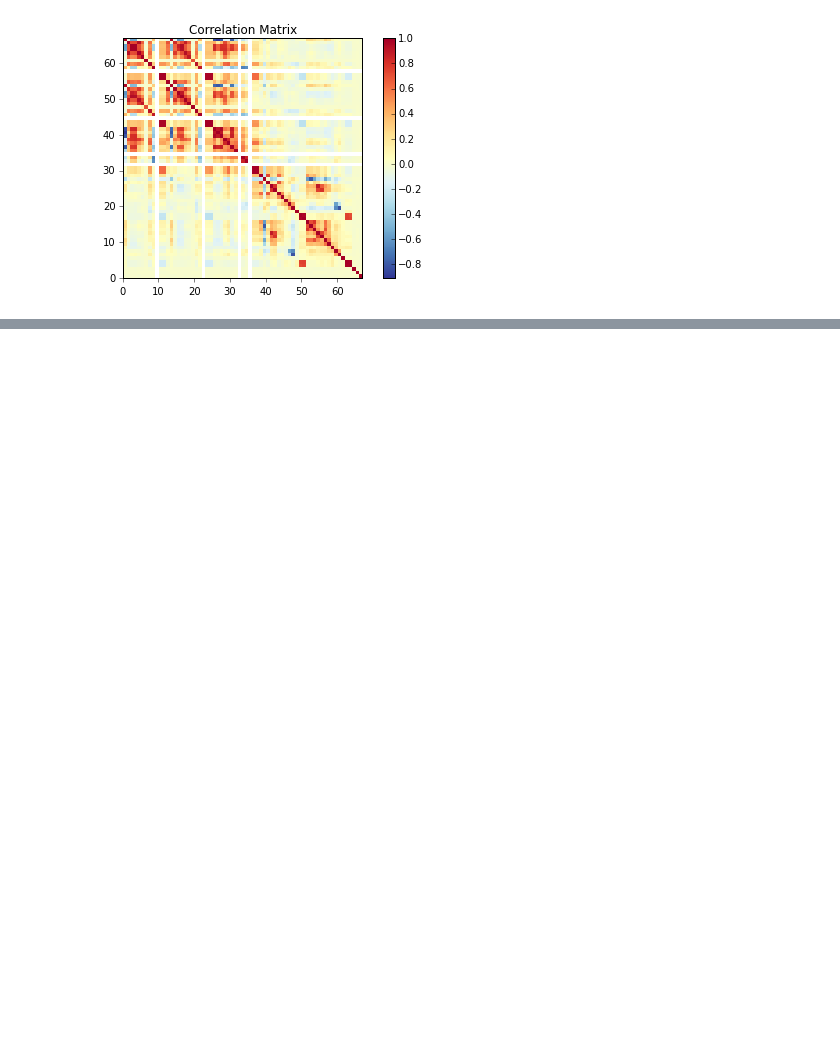
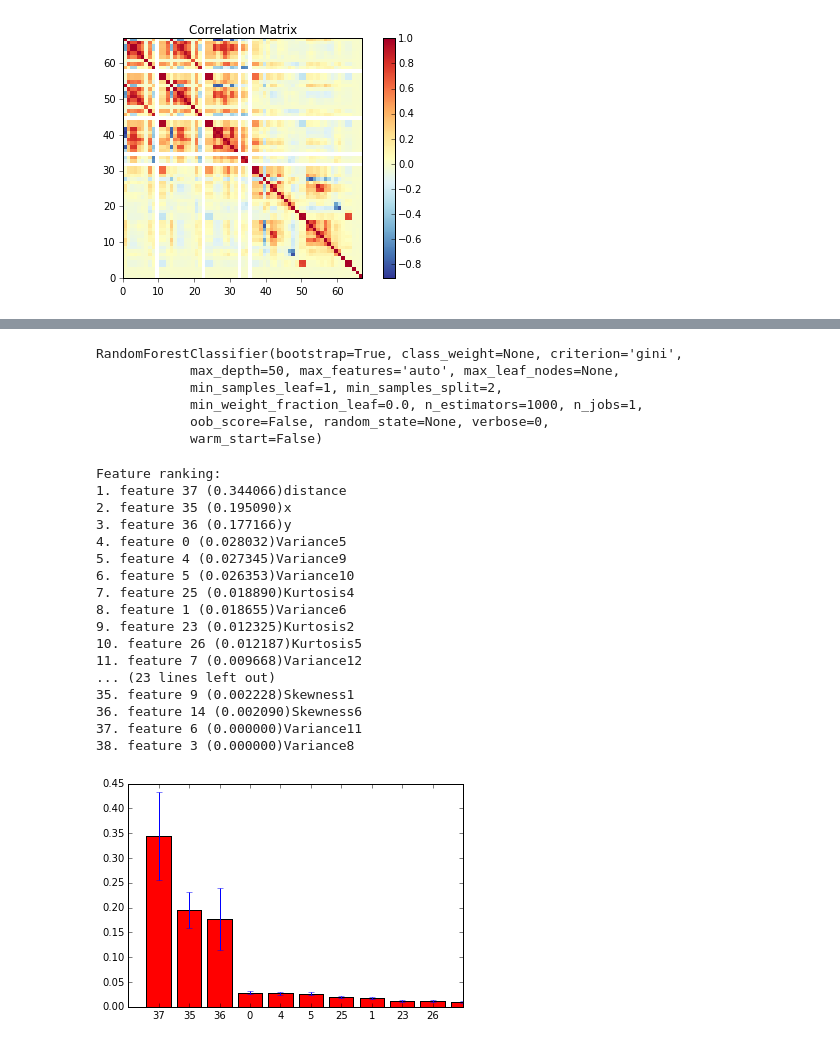
Before and after one commit to kuancheng/STAT215A-LAB4, a Jupyter notebook: code/Lab_4.ipynb, the cells around one changed output, grey strips where cells are left out. Saved outputs shown, nothing was run; the diff lists cells and outputs as text; code cells hidden in the pictures; blank space fills up the shorter version.

```diff
--- a/code/Lab_4.ipynb
+++ b/code/Lab_4.ipynb
@@ -1091,3 +244,0 @@ import seaborn as sns
-# %%
-#sns.distplot(np.array(y_pred[y_pred!=4]).ravel())
-f = pd.DataFrame(np.array(y_pred[y_pred!=4]).ravel() , columns=['class'])
@@ -1165,2 +244,0 @@ array([[<matplotlib.axes._subplots.AxesSubplot object at 0x...>]], dtype=object)
-# %%
-y_train.ix[W<=0.9] = 4
@@ -1197,13 +244,0 @@ kf = cross_validation.KFold(n = len(spatial_train), n_folds = 10, shuffle = True
-# %%
-#k-folds
-#Since the hyper parameters of random forest usually don't wary the accuracy that much,
-#i would use this for playing with the probability threshold for the best fit/ROC
-
-
-for train_index, test_index in kf:
-    X_train, X_test = spatial_train.ix[train_index,range(n_col)],
-                      spatial_test.ix[test_index,range(n_col)]
-    y_train, y_test = spatial_train.ix[train_index,-1], spatial_test[test_index,-1]
-    #Do awesome training
-    #Do awesome testing
-    #Save awesome results for later
@@ -1225,0 +267,52 @@ range(4)
+# %%
+#running Random forest
+forest = random_forest(n_estimators = 1000, max_depth=50)
+forest.fit(df_train.ix[:,30:], y_train)
+# %% [output]
+RandomForestClassifier(bootstrap=True, class_weight=None, criterion='gini',
+            max_depth=50, max_features='auto', max_leaf_nodes=None,
+            min_samples_leaf=1, min_samples_split=2,
+            min_weight_fraction_leaf=0.0, n_estimators=1000, n_jobs=1,
+            oob_score=False, random_state=None, verbose=0,
+            warm_start=False)
+# %%
+importances = forest.feature_importances_
+std = np.std([tree.feature_importances_ for tree in forest.estimators_],
+             axis=0)
+indices = np.argsort(importances)[::-1]
+
+# Print the feature ranking
+print("Feature ranking:")
+
+for f in range(len(df_train.ix[:,30:].columns)):
+    print str("%d. feature %d (%f)" % (f + 1, indices[f], importances[indices[f]])) + str(df_train.ix[:,30:].columns[indices[f]])
+
+
+# Plot the feature importances of the forest
+plt.figure()
+#plt.title("Feature importances")
+plt.bar(range(len(df_train.ix[:,30:].columns)), importances[indices],
+       color="r", yerr=std[indices], align="center")
+plt.xticks(range(10), indices)
+plt.xlim([-1, 10])
+#plt.xticks(range(len(df_test.columns)), df_test.columns)
+plt.show()
+# %% [output]
+Feature ranking:
+1. feature 37 (0.344066)distance
+2. feature 35 (0.195090)x
+3. feature 36 (0.177166)y
+4. feature 0 (0.028032)Variance5
+5. feature 4 (0.027345)Variance9
+6. feature 5 (0.026353)Variance10
+7. feature 25 (0.018890)Kurtosis4
+8. feature 1 (0.018655)Variance6
+9. feature 23 (0.012325)Kurtosis2
+10. feature 26 (0.012187)Kurtosis5
+11. feature 7 (0.009668)Variance12
+... (23 lines left out)
+35. feature 9 (0.002228)Skewness1
+36. feature 14 (0.002090)Skewness6
+37. feature 6 (0.000000)Variance11
+38. feature 3 (0.000000)Variance8
+[figure, added]
```
Also changed, not shown: parts of 188 cells of this notebook.
